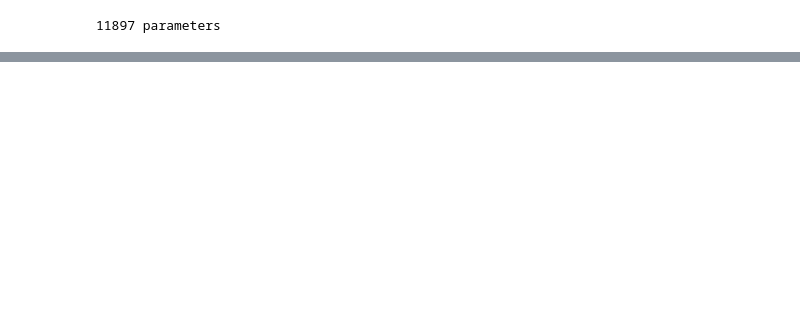
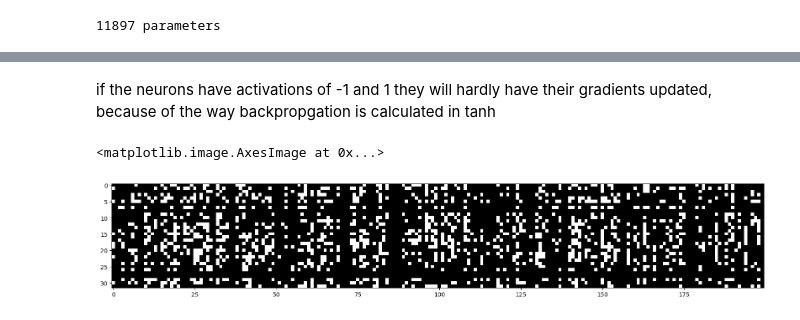
Before and after one commit to Buenobarbie/Makemore, a Jupyter notebook: makemore_rnn.ipynb, the cells around one changed output, grey strips where cells are left out. Cells and saved outputs as stored; diff of their text form; code cells hidden in the pictures; blank space fills up the shorter version.

```diff
--- a/makemore_rnn.ipynb
+++ b/makemore_rnn.ipynb
@@ -121,3 +155,12 @@ for i in range(max_steps):
+# %% [markdown]
+if the neurons have activations of -1 and 1 they will hardly have their gradients updated, because of the way backpropgation is calculated in tanh
+# %%
+# If a column is all white it means a dead neuron
+plt.figure(figsize=(20, 5))
+plt.imshow(hidden_state.abs() > 0.99, cmap='gray', interpolation='nearest')
+# %% [output]
+<matplotlib.image.AxesImage at 0x...>
+[figure, added]
 # %%
 plt.plot(losses)
 # %% [output]
```
Also changed, not shown: parts of 12 cells of this notebook.
